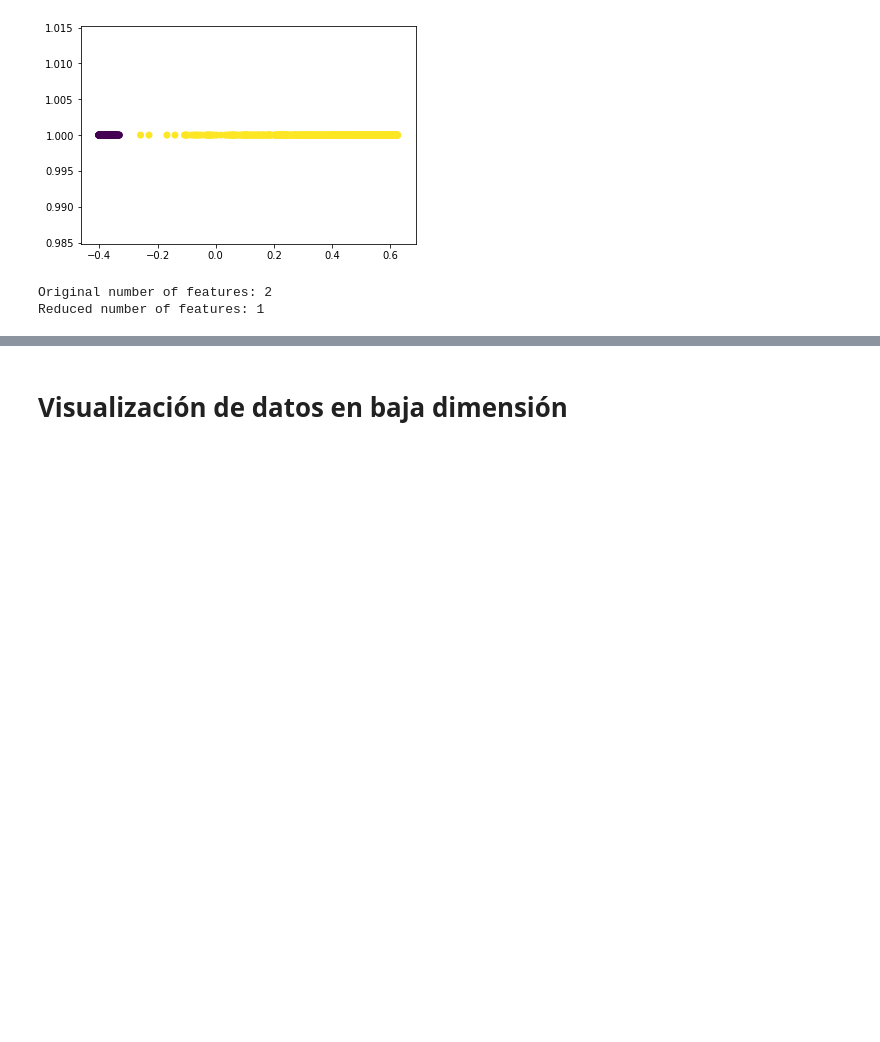
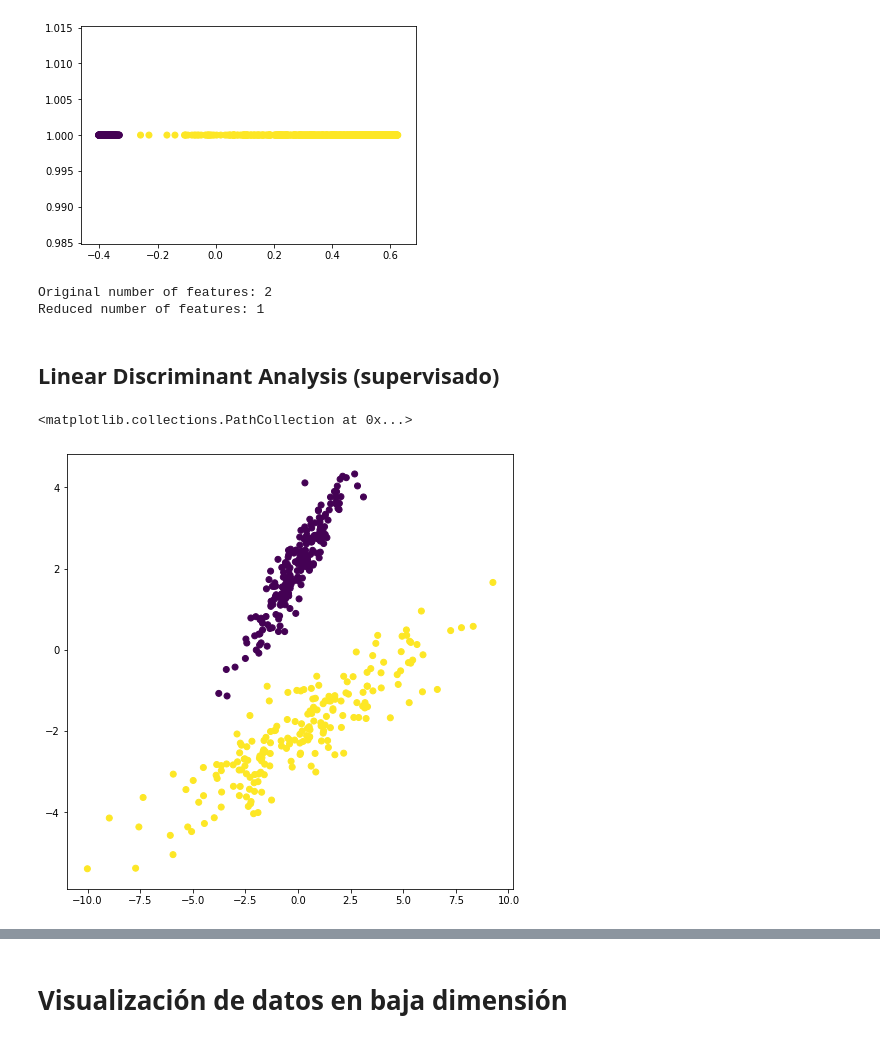
Before and after one commit to jdariasl/DiplomadoEPM_2019, a Jupyter notebook: Modulo2/Modulo2 (26 - Dimensionality Reduction).ipynb, the cells around one changed output, grey strips where cells are left out. Saved outputs shown, nothing was run; the diff lists cells and outputs as text; code cells hidden in the pictures; blank space fills up the shorter version.

```diff
--- a/Modulo2/Modulo2 (26 - Dimensionality Reduction).ipynb
+++ b/Modulo2/Modulo2 (26 - Dimensionality Reduction).ipynb
@@ -249,3 +249,18 @@ print('Reduced number of features:', X_kpca.shape[1])
 # %% [output]
 Original number of features: 2
 Reduced number of features: 1
+# %% [markdown]
+## Linear Discriminant Analysis (supervisado)
+# %%
+np.random.seed(1)
+X = np.dot(np.random.random(size=(2, 2)), np.random.normal(size=(2, 200))*4).T
+X2 = np.dot(np.random.random(size=(2, 2)), np.random.normal(size=(2, 200))).T + np.array([0,4])
+X3 = np.r_[X,X2]
+Y = np.r_[np.ones(200),np.zeros(200)]
+# center data on 0,0
+X3=X3-np.mean(X3, axis=0)
+plt.figure(figsize=(8,8))
+plt.scatter(X3[:,0], X3[:,1], c=Y)
+# %% [output]
+<matplotlib.collections.PathCollection at 0x...>
+[figure, added]
```
Also changed, not shown: parts of 9 cells of this notebook, 1 other file.
